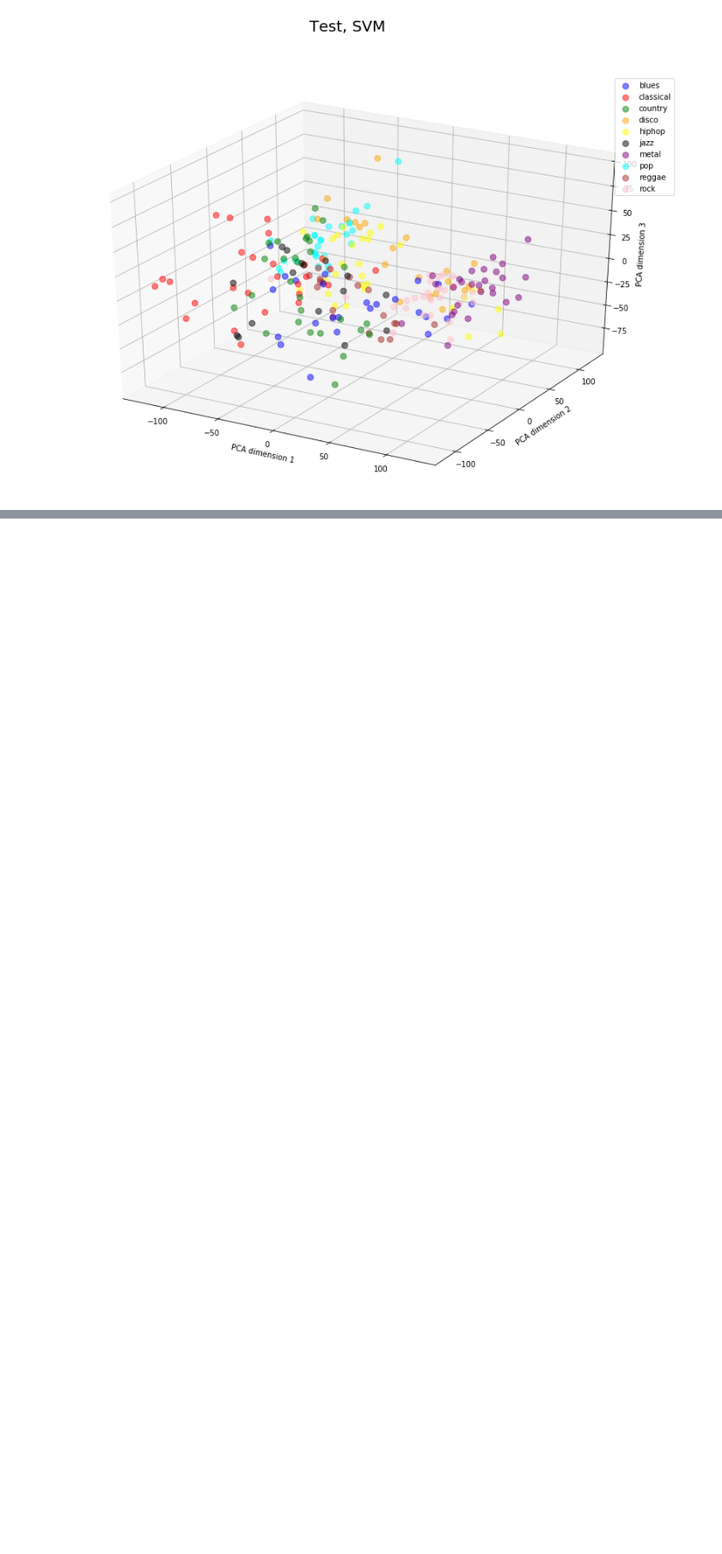
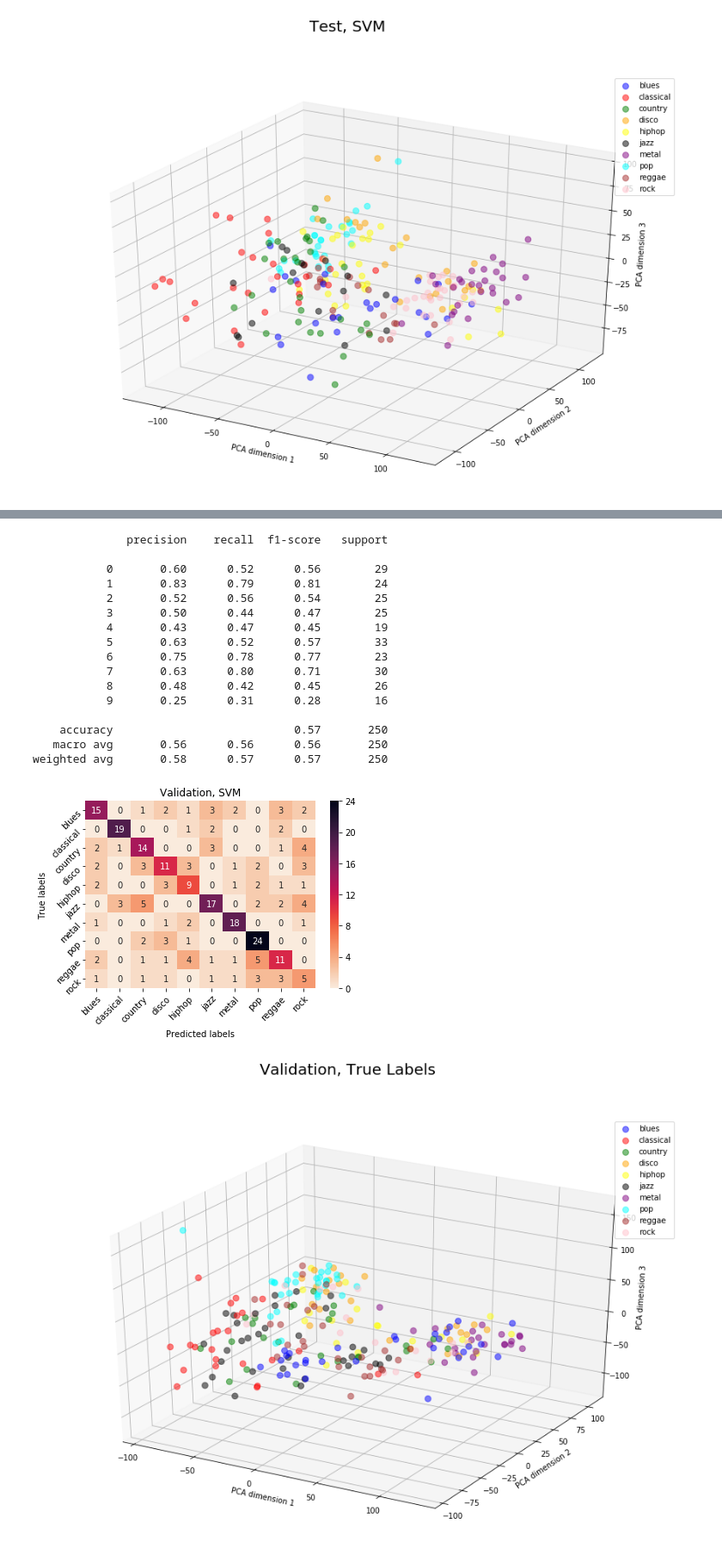
Before and after one commit to brendanyap/Genre-Classification, a Jupyter notebook: SVM with Augmentations.ipynb, the cells around one changed output, grey strips where cells are left out. Shown at 86% size. Drawn from its saved outputs; the diff is of its cells as text; code cells hidden in the pictures; blank space fills up the shorter version.

Commit message:
Random crop SMV

```diff
--- a/SVM with Augmentations.ipynb
+++ b/SVM with Augmentations.ipynb
@@ -545,0 +548,15 @@ weighted avg       0.60      0.58      0.58       250
+# %%
+# Train on X_mfcc_random_crop_train (7500),
+# Test on X_mfcc_test (250)
+print('Train on padded random crops, validate and test on uncropped test\n')
+
+Xmr_train, _, _ = dl.train_test_val_split(dl.X_mfcc_random_crop, is_cropped=True)
+Xcr_train, _, _ = dl.train_test_val_split(dl.X_chroma_random_crop, is_cropped=True)
+
+Xr_train = np.concatenate([Xmr_train, Xcr_train], axis=1)
+
+Y_crop_train, _, _ = dl.train_test_val_split(dl.Y_crop, is_cropped=True)
+
+print(f'Train size:   {Xr_train.shape}', f'    Train labels size: {Y_crop_train.shape}')
+print(f'Val size:     {X_val.shape}', f'        Val labels size:   {Y_val.shape}')
+print(f'Test size:    {X_test.shape}', f'        Test labels size:  {Y_test.shape}')
@@ -545,0 +569,7 @@ weighted avg       0.60      0.58      0.58       250
+# %%
+# For SVM, need to reshape to 2D:
+Xr_train = reshape2D(Xr_train)
+
+print(f'Train size:  {Xr_train.shape}', f'     Train labels size: {Y_crop_train.shape}')
+print(f'Val size:    {X_val.shape}', f'        Val labels size:   {Y_val.shape}')
+print(f'Test size:   {X_test.shape}', f'        Test labels size:  {Y_test.shape}')
@@ -545,0 +580,28 @@ weighted avg       0.60      0.58      0.58       250
+# %%
+# Train and Validate. Eventually we'll do this for a loop over different self.SEGs.
+svm_model = SVC(kernel='rbf', gamma=1e-5, C=10)
+svm_model.fit(Xr_train, Y_crop_train)
+svm_predictions = svm_model.predict(X_val)
+print(classification_report(Y_val,svm_predictions))
+plot_confusion_matrix(Y_val, svm_predictions, f'Validation, SVM')
+plot_labels_3d(X_val, Y_val, 'Validation, True Labels', X_val)
+plot_labels_3d(X_val, svm_predictions, 'Validation, SVM', X_val)
+# %% [output]
+              precision    recall  f1-score   support
+
+           0       0.60      0.52      0.56        29
+           1       0.83      0.79      0.81        24
+           2       0.52      0.56      0.54        25
+           3       0.50      0.44      0.47        25
+           4       0.43      0.47      0.45        19
+           5       0.63      0.52      0.57        33
+           6       0.75      0.78      0.77        23
+           7       0.63      0.80      0.71        30
+           8       0.48      0.42      0.45        26
+           9       0.25      0.31      0.28        16
+
+    accuracy                           0.57       250
+   macro avg       0.56      0.56      0.56       250
+weighted avg       0.58      0.57      0.57       250
+[figure, added]
+[figure, added]
```
Also changed, not shown: parts of 6 cells of this notebook.
